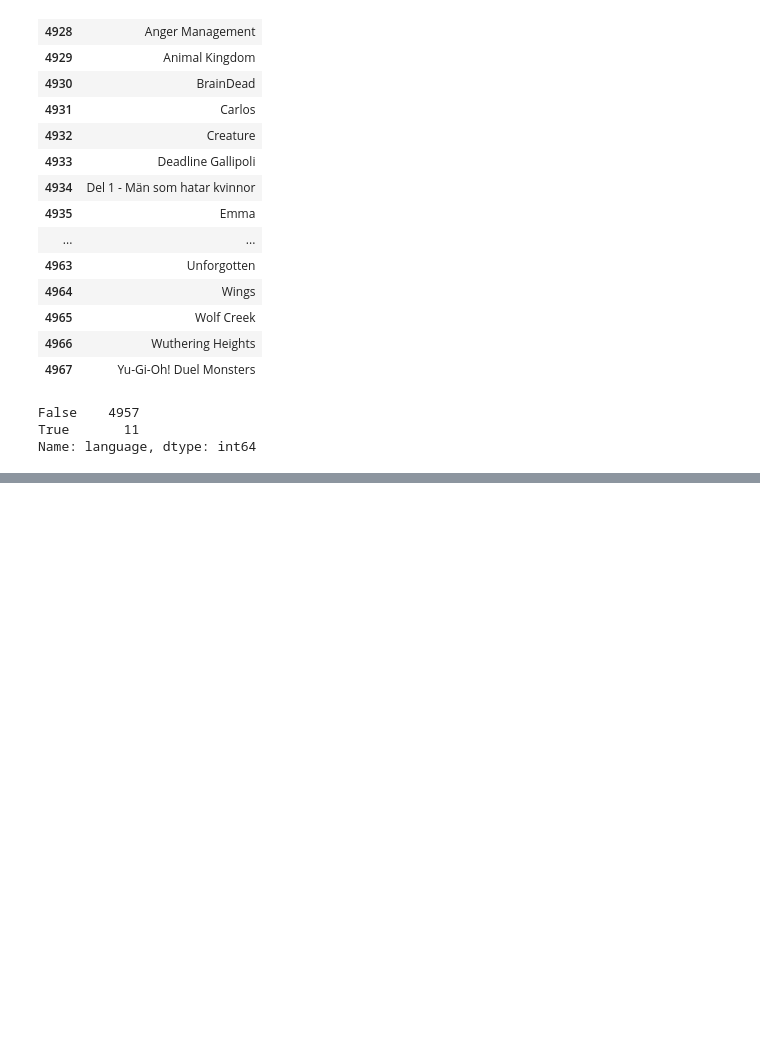
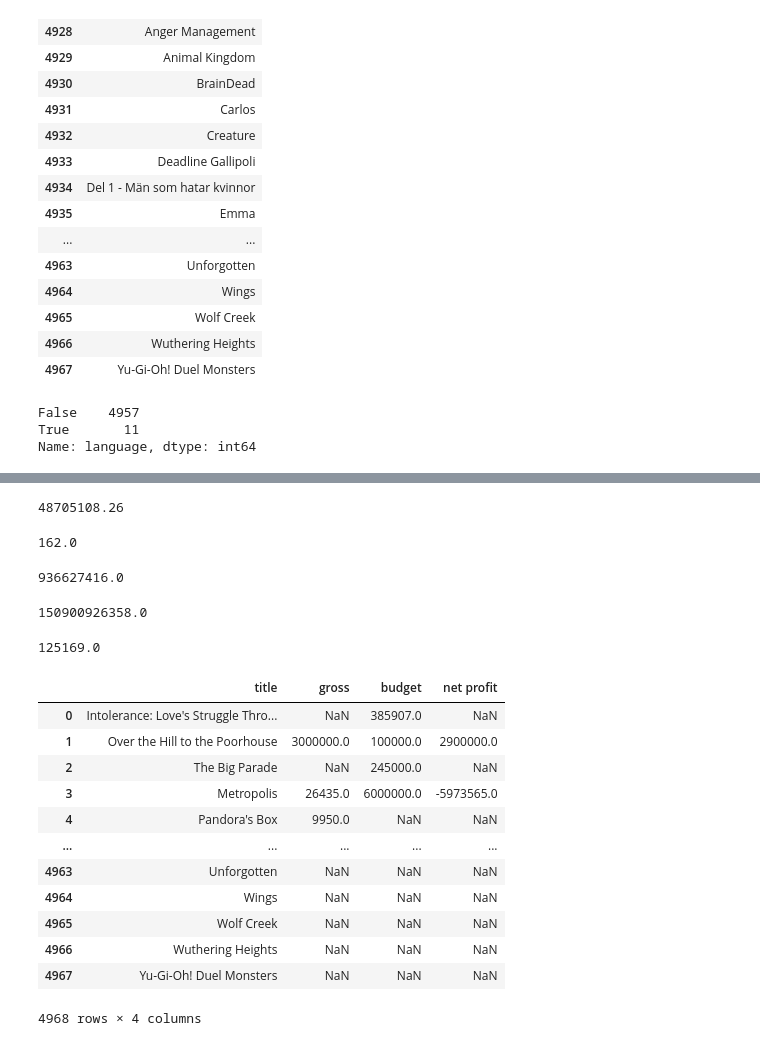
Before and after one commit to ishtiakrongon/Learning-Python, a Jupyter notebook: Basic Data Exploration with Pandas.ipynb, the cells around one changed output, grey strips where cells are left out. Saved outputs shown, nothing was run; the diff lists cells and outputs as text; code cells hidden in the pictures; blank space fills up the shorter version.

```diff
--- a/Basic Data Exploration with Pandas.ipynb
+++ b/Basic Data Exploration with Pandas.ipynb
@@ -429,0 +458,50 @@ Name: language, dtype: int64
+# %%
+# Get the average amount grossed by all films
+
+np.round(films["gross"].mean(), 2)
+# %% [output]
+48705108.26
+# %%
+# Get the amount grossed by the worst performing film
+
+films["gross"].min()
+# %% [output]
+162.0
+# %%
+# Get the amount grossed by the best performing film
+films["gross"].max()
+# %% [output]
+936627416.0
+# %%
+# Use the SUM() function to get the total amount grossed by all films made in the year 2000 or later
+
+total_amount_grossed = films[films['release_year'] >= 2000] ['gross'].sum()
+total_amount_grossed
+# %% [output]
+150900926358.0
+# %%
+# Get the amount grossed by the worst performing film in 1994
+
+worst_perform_1994 = films[films["release_year"] == 1994] ["gross"].min()
+worst_perform_1994
+# %% [output]
+125169.0
+# %%
+# select title, (gross - budget) = net_profit
+net_profit = films.loc[:, ["title", "gross", "budget"]]
+net_profit["net profit"] = net_profit["gross"] - net_profit["budget"]
+net_profit
+# %% [output]
+|  | title | gross | budget | net profit |
+| 0 | Intolerance: Love's Struggle Thro... | NaN | 385907.0 | NaN |
+| 1 | Over the Hill to the Poorhouse | 3000000.0 | 100000.0 | 2900000.0 |
+| 2 | The Big Parade | NaN | 245000.0 | NaN |
+| 3 | Metropolis | 26435.0 | 6000000.0 | -5973565.0 |
+| 4 | Pandora's Box | 9950.0 | NaN | NaN |
+| ... | ... | ... | ... | ... |
+| 4963 | Unforgotten | NaN | NaN | NaN |
+| 4964 | Wings | NaN | NaN | NaN |
+| 4965 | Wolf Creek | NaN | NaN | NaN |
+| 4966 | Wuthering Heights | NaN | NaN | NaN |
+| 4967 | Yu-Gi-Oh! Duel Monsters | NaN | NaN | NaN |
+4968 rows × 4 columns
```
Also changed, not shown: parts of 8 cells of this notebook.
